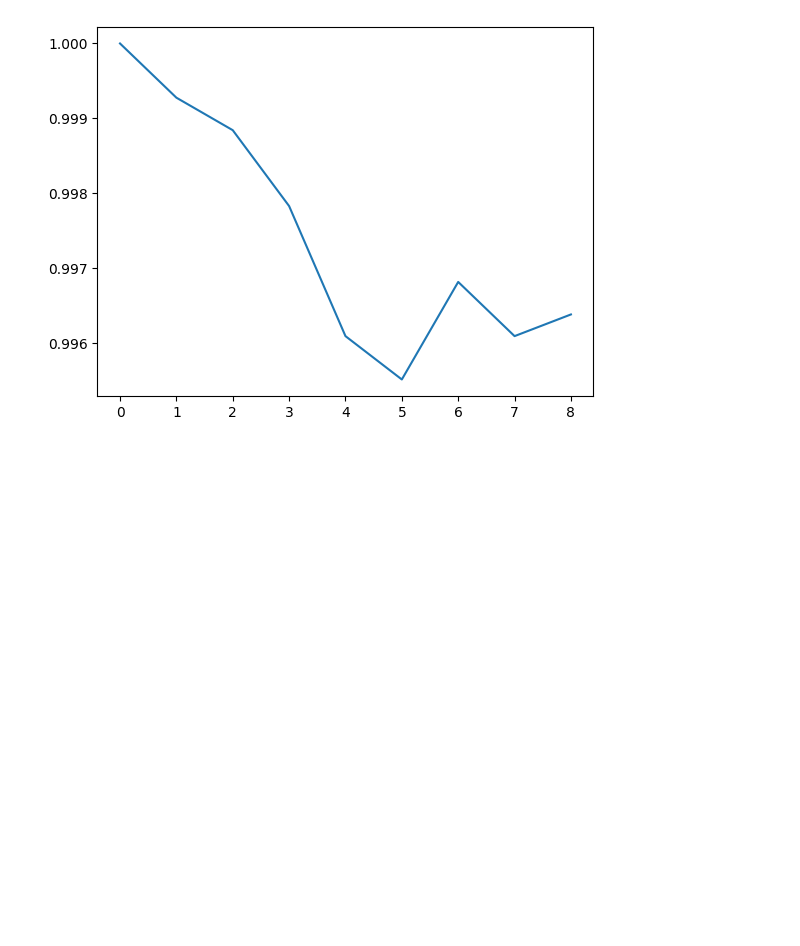
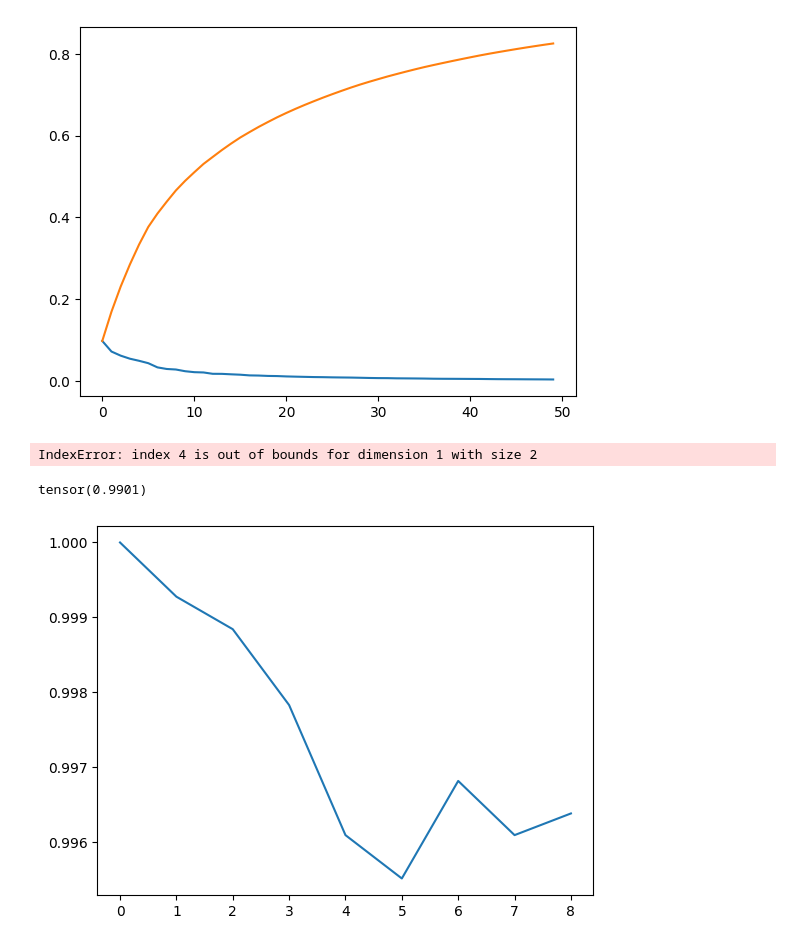
Before and after one commit to ElouanARGOUARCH/models, a Jupyter notebook: Untitled.ipynb, the cells around one changed output. Drawn from its saved outputs; the diff is of its cells as text; code cells hidden in the pictures; blank space fills up the shorter version.

```diff
--- a/Untitled.ipynb
+++ b/Untitled.ipynb
@@ -59,3 +52,25 @@ test_labels = torch.cat([labels_0[100:], labels_1[:100]])
+# %%
+samples, labels = get_MNIST_dataset(one_hot = False)
+pca = PCA(samples, n_components=50, visual = True)
+number_to_switch = 10
+samples = pca.transform(samples)
+samples0 = samples[labels==0]
+labels0 = labels[labels==0]
+other_samples = samples[labels!=0]
+other_labels = labels[labels!=0]
+train_samples = torch.cat([samples0[:number_to_switch], other_samples[number_to_switch:]])
+train_labels = torch.cat([labels0[:number_to_switch], other_labels[number_to_switch:]])
+test_samples = torch.cat([samples0[number_to_switch:], other_samples[:number_to_switch]])
+test_labels = torch.cat([labels0[number_to_switch:], other_labels[:number_to_switch]])
+disclass = Classifier(2,train_samples, train_labels,[32,32,32])
+disclass.train(100,1000, lr = 5e-3, verbose = True,test_samples = test_samples, test_labels = test_labels)
+# %% [output]
+[figure, added]
+IndexError: index 4 is out of bounds for dimension 1 with size 2
+# %%
+print(compute_accuracy(disclass.log_prob(test_samples), test_labels))
+# %% [output]
+tensor(0.9901)
 # %%
 current_samples = torch.cat([train_samples, test_samples], dim =0)
 new_labels = torch.nn.functional.one_hot(torch.distributions.Categorical(torch.tensor([0.5]).unsqueeze(0).repeat(test_samples.shape[0],1)).sample(), num_classes=10)
```
Also changed, not shown: parts of 5 cells of this notebook, 2 other files.
